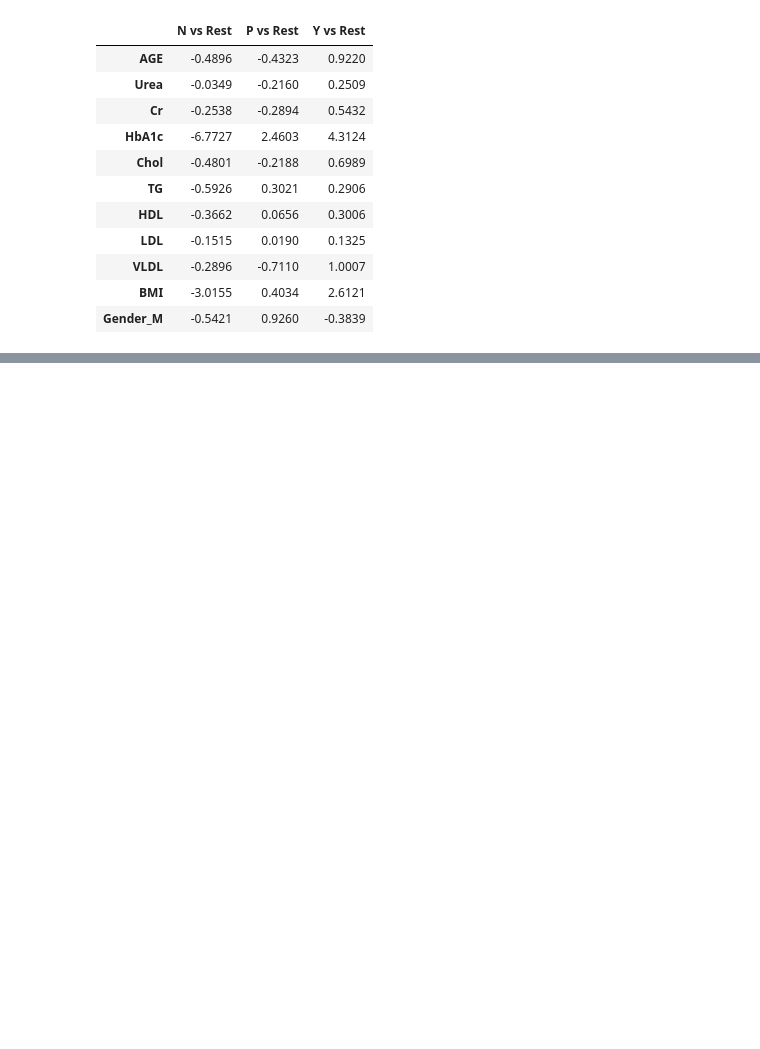
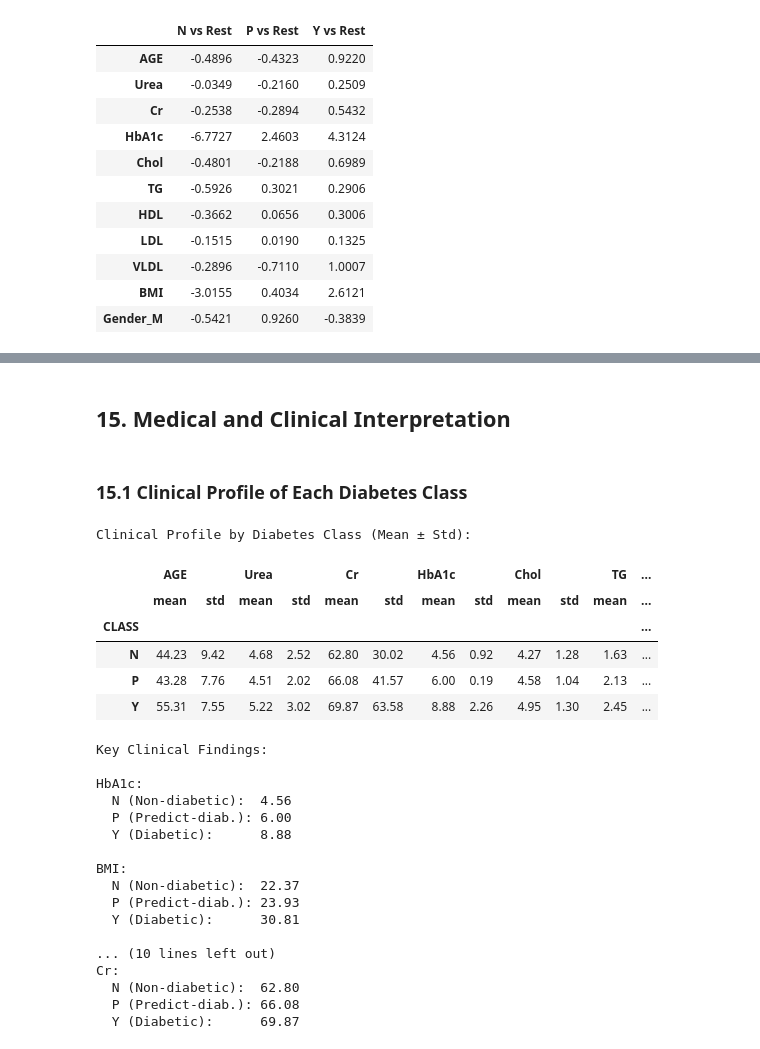
Before and after one commit to Aananda-giri/scripts, a Jupyter notebook: classification/classification_notebook.ipynb, the cells around one changed output, grey strips where cells are left out. Drawn from its saved outputs; the diff is of its cells as text; code cells hidden in the pictures; blank space fills up the shorter version.

```diff
--- a/classification/classification_notebook.ipynb
+++ b/classification/classification_notebook.ipynb
@@ -1140,0 +1482,45 @@ display(coef_df.round(4))
+# %% [markdown]
+## 15. Medical and Clinical Interpretation
+# %% [markdown]
+### 15.1 Clinical Profile of Each Diabetes Class
+# %%
+# Class-wise clinical profile
+class_profile = df.groupby('CLASS')[numeric_cols].agg(['mean', 'std']).round(2)
+print('Clinical Profile by Diabetes Class (Mean ± Std):')
+display(class_profile)
+
+# Key differentiating features
+print('\nKey Clinical Findings:')
+for col in ['HbA1c', 'BMI', 'AGE', 'Urea', 'Cr']:
+    n_mean = df[df['CLASS'] == 'N'][col].mean()
+    p_mean = df[df['CLASS'] == 'P'][col].mean()
+    y_mean = df[df['CLASS'] == 'Y'][col].mean()
+    print(f'\n{col}:')
+    print(f'  N (Non-diabetic):  {n_mean:.2f}')
+    print(f'  P (Predict-diab.): {p_mean:.2f}')
+    print(f'  Y (Diabetic):      {y_mean:.2f}')
+# %% [output]
+Clinical Profile by Diabetes Class (Mean ± Std):
+|  | AGE |  | Urea |  | Cr |  | HbA1c |  | Chol |  | TG | ... |
+|  | mean | std | mean | std | mean | std | mean | std | mean | std | mean | ... |
+| CLASS |  |  |  |  |  |  |  |  |  |  |  | ... |
+| N | 44.23 | 9.42 | 4.68 | 2.52 | 62.80 | 30.02 | 4.56 | 0.92 | 4.27 | 1.28 | 1.63 | ... |
+| P | 43.28 | 7.76 | 4.51 | 2.02 | 66.08 | 41.57 | 6.00 | 0.19 | 4.58 | 1.04 | 2.13 | ... |
+| Y | 55.31 | 7.55 | 5.22 | 3.02 | 69.87 | 63.58 | 8.88 | 2.26 | 4.95 | 1.30 | 2.45 | ... |
+Key Clinical Findings:
+
+HbA1c:
+  N (Non-diabetic):  4.56
+  P (Predict-diab.): 6.00
+  Y (Diabetic):      8.88
+
+BMI:
+  N (Non-diabetic):  22.37
+  P (Predict-diab.): 23.93
+  Y (Diabetic):      30.81
+
+... (10 lines left out)
+Cr:
+  N (Non-diabetic):  62.80
+  P (Predict-diab.): 66.08
+  Y (Diabetic):      69.87
```
Also changed, not shown: parts of 32 cells of this notebook.
